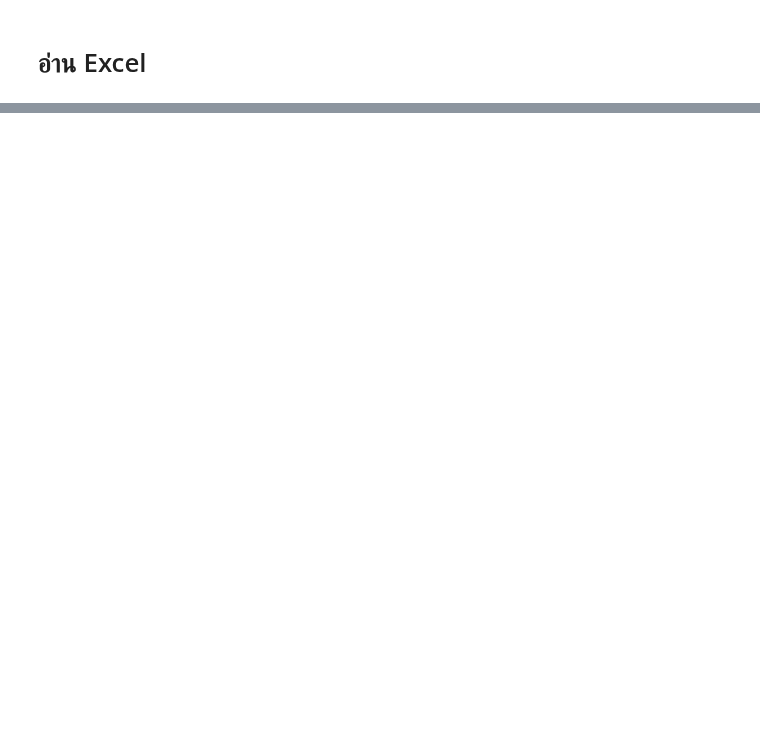
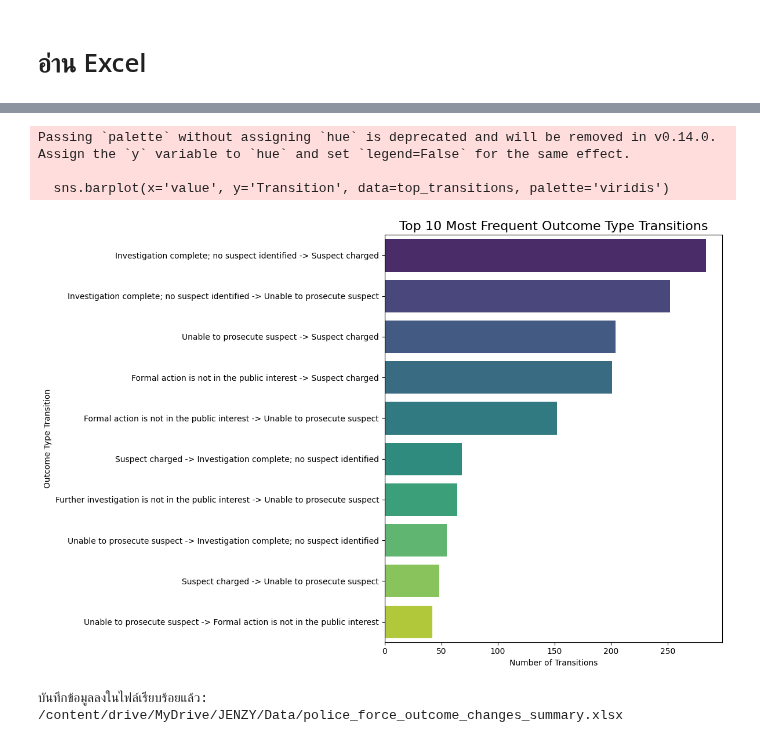
Before and after one commit to jangInw007/JENZY_Project, a Jupyter notebook: JENZY_is_perfect_project_Basicpro.ipynb, the cells around one changed output, grey strips where cells are left out. Cells and saved outputs as stored; diff of their text form; code cells hidden in the pictures; blank space fills up the shorter version.

```diff
--- a/JENZY_is_perfect_project_Basicpro.ipynb
+++ b/JENZY_is_perfect_project_Basicpro.ipynb
@@ -431,0 +757,63 @@ df_street.head()
+# %%
+import matplotlib.pyplot as plt
+import seaborn as sns
+
+# ตรวจสอบว่า 'transition_counts' และ 'all_outcome_types' ถูกนิยามไว้แล้ว
+if 'transition_counts' not in locals() and 'transition_counts' not in globals():
+    print("Error: 'transition_counts' is not defined. Please run the cells that generate transition_counts first.")
+elif 'all_outcome_types' not in locals() and 'all_outcome_types' not in globals():
+     print("Error: 'all_outcome_types' is not defined. Please run the cells that generate all_outcome_types first.")
+else:
+    # 1. กรองเอาเฉพาะการเปลี่ยนแปลงที่พบบ่อยที่สุด (เช่น Top 10)
+    top_transitions = transition_counts.sort_values(by='value', ascending=False).head(10).copy()
+
+    # 2. สร้างคอลัมน์ที่เป็นข้อความสำหรับการเปลี่ยนแปลง
+    top_transitions['Transition'] = top_transitions.apply(
+        lambda row: f"{all_outcome_types[row['source']]} -> {all_outcome_types[row['target']]}",
+        axis=1
+    )
+
+    # 3. สร้างกราฟแท่ง
+    plt.figure(figsize=(12, 8)) # กำหนดขนาดรูป
+    sns.barplot(x='value', y='Transition', data=top_transitions, palette='viridis')
+
+    # เพิ่มชื่อแกนและชื่อกราฟ
+    plt.xlabel("Number of Transitions")
+    plt.ylabel("Outcome Type Transition")
+    plt.title("Top 10 Most Frequent Outcome Type Transitions", fontsize=16)
+
+    # ปรับปรุง layout เพื่อไม่ให้ข้อความทับกัน
+    plt.tight_layout()
+
+    # แสดงกราฟ
+    plt.show()
+# %% [output]
+Passing `palette` without assigning `hue` is deprecated and will be removed in v0.14.0. Assign the `y` variable to `hue` and set `legend=False` for the same effect.
+
+  sns.barplot(x='value', y='Transition', data=top_transitions, palette='viridis')
+[figure, added]
+# %%
+# กรอง df_outcome เพื่อเก็บเฉพาะแถวที่มี Crime ID อยู่ใน crime_ids_with_outcome_change
+# ตรวจสอบว่า crime_ids_with_outcome_change ถูกนิยามไว้แล้ว
+if 'crime_ids_with_outcome_change' not in locals() and 'crime_ids_with_outcome_change' not in globals():
+    print("Error: 'crime_ids_with_outcome_change' is not defined. Please run the cell that defines this variable first.")
+else:
+    df_outcome_with_changes = df_outcome[df_outcome['Crime ID'].isin(crime_ids_with_outcome_change)].copy()
+
+    # นับจำนวน Crime ID ที่ไม่ซ้ำกันในแต่ละ Police Force
+    police_force_summary = df_outcome_with_changes.groupby('Police_Force')['Crime ID'].nunique().reset_index(name='Number of Crime IDs with Outcome Changes')
+
+    # จัดเรียงตามจำนวนมากไปน้อย
+    police_force_summary = police_force_summary.sort_values(by='Number of Crime IDs with Outcome Changes', ascending=False)
+
+    # กำหนดชื่อไฟล์และเส้นทางสำหรับบันทึก
+    output_path = '/content/drive/MyDrive/JENZY/Data/police_force_outcome_changes_summary.xlsx'
+
+    # บันทึก DataFrame ลงในไฟล์ Excel
+    try:
+        police_force_summary.to_excel(output_path, index=False)
+        print(f"บันทึกข้อมูลลงในไฟล์เรียบร้อยแล้ว: {output_path}")
+    except Exception as e:
+        print(f"เกิดข้อผิดพลาดในการบันทึกไฟล์: {e}")
+# %% [output]
+บันทึกข้อมูลลงในไฟล์เรียบร้อยแล้ว: /content/drive/MyDrive/JENZY/Data/police_force_outcome_changes_summary.xlsx
```
Also changed, not shown: parts of 84 cells of this notebook.
